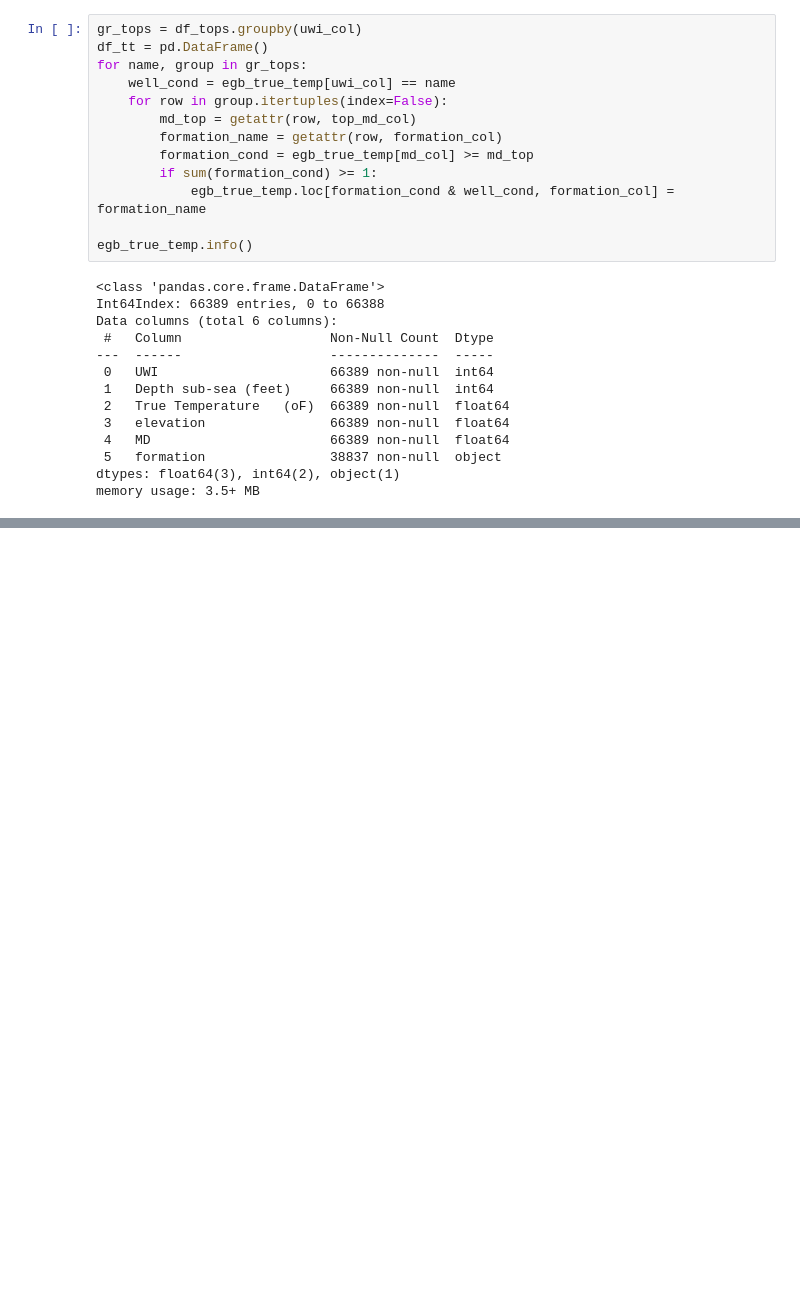
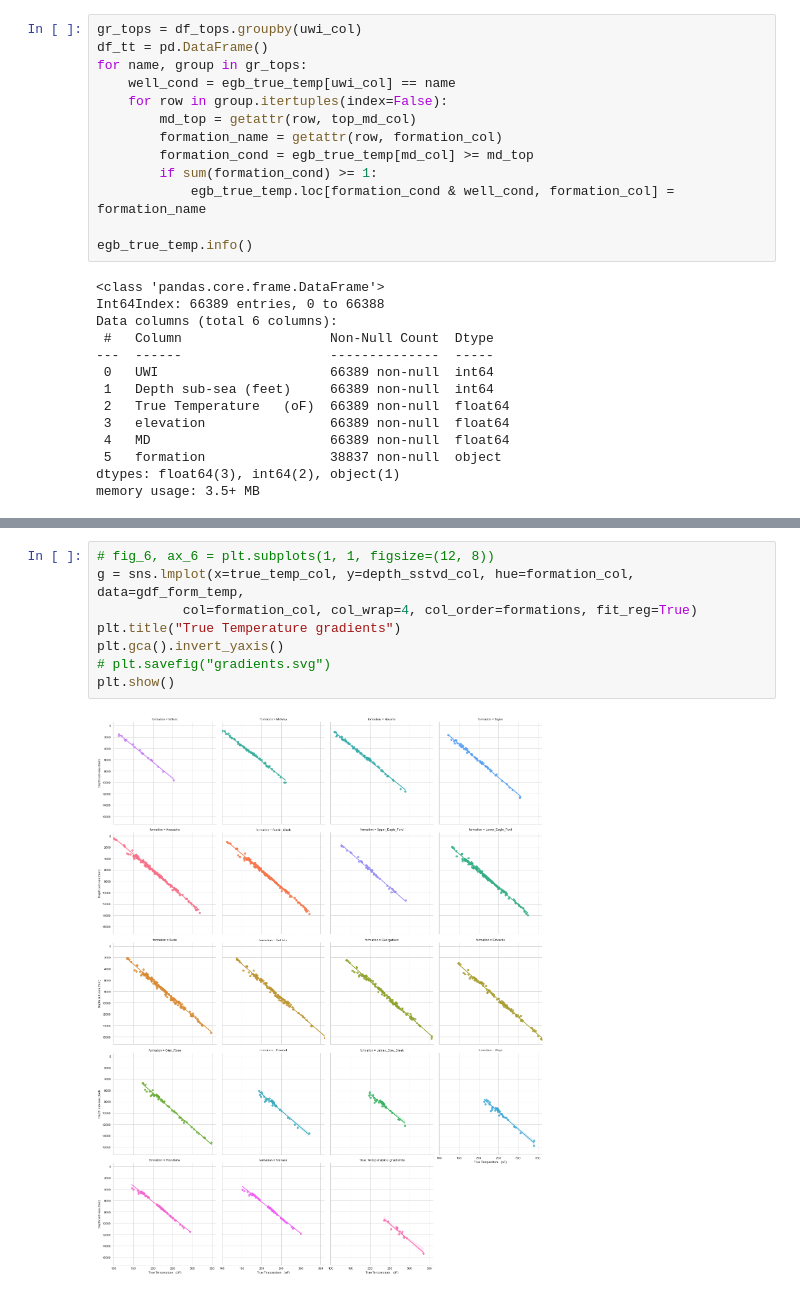
Before and after one commit to Tyrmes/gtx-2021, a Jupyter notebook: gtx/eda_oc/eda_1.ipynb, the cells around one changed output, grey strips where cells are left out. Saved outputs shown, nothing was run; the diff lists cells and outputs as text; blank space fills up the shorter version.

```diff
--- a/gtx/eda_oc/eda_1.ipynb
+++ b/gtx/eda_oc/eda_1.ipynb
@@ -348,0 +448,10 @@ memory usage: 3.5+ MB
+# %%
+# fig_6, ax_6 = plt.subplots(1, 1, figsize=(12, 8))
+g = sns.lmplot(x=true_temp_col, y=depth_sstvd_col, hue=formation_col, data=gdf_form_temp,
+           col=formation_col, col_wrap=4, col_order=formations, fit_reg=True)
+plt.title("True Temperature gradients")
+plt.gca().invert_yaxis()
+# plt.savefig("gradients.svg")
+plt.show()
+# %% [output]
+[figure, added]
```
Also changed, not shown: parts of 16 cells of this notebook, 6 other files.
